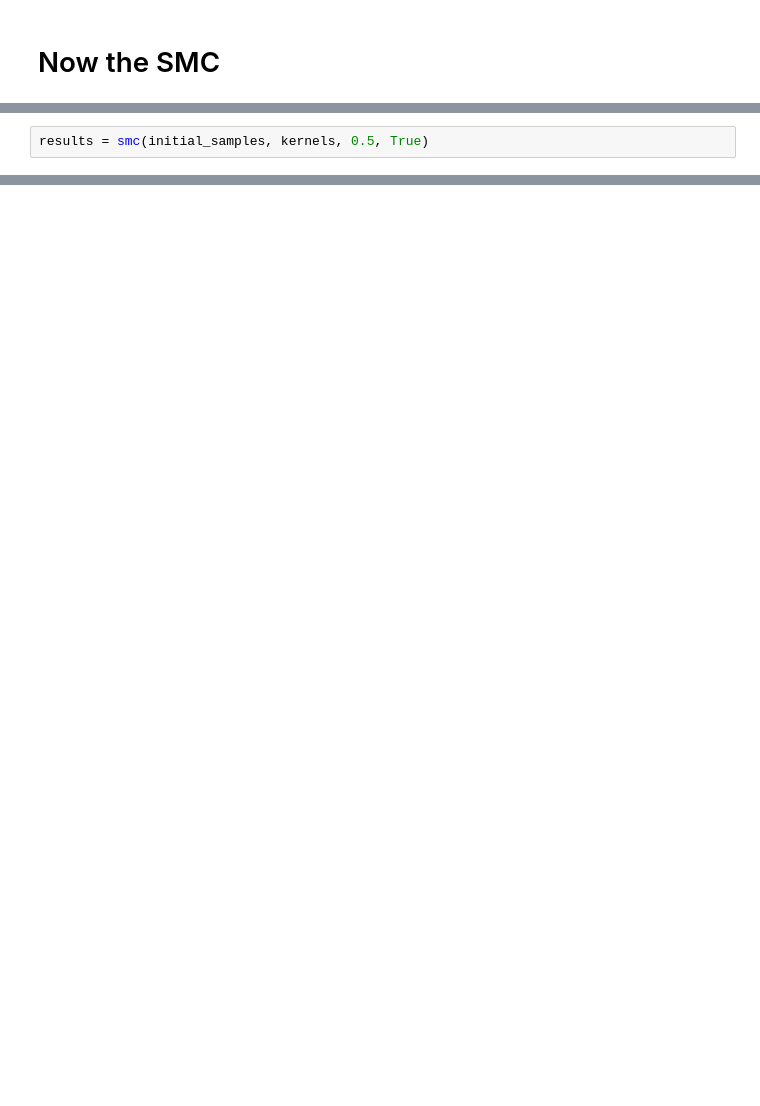
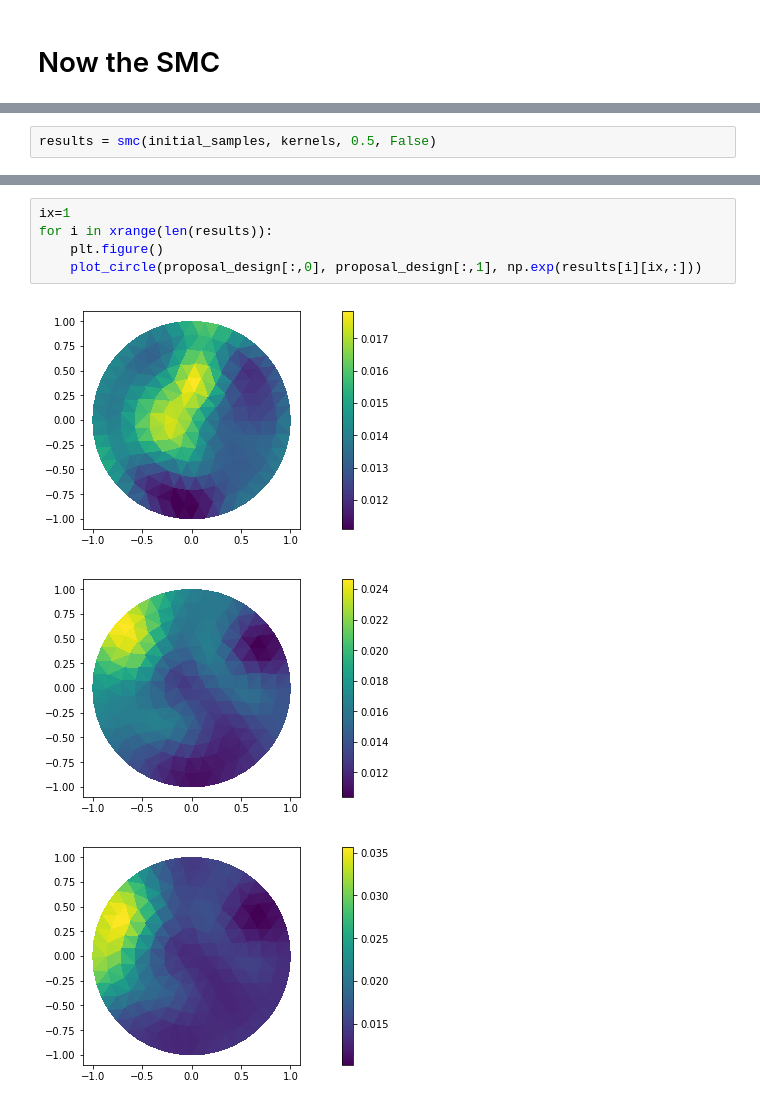
Before and after one commit to jcockayne/hydrocyclone_code, a Jupyter notebook: notebooks/Hydrocyclone_Static_EIT.ipynb, the cells around one changed output, grey strips where cells are left out. Drawn from its saved outputs; the diff is of its cells as text; blank space fills up the shorter version.

```diff
--- a/notebooks/Hydrocyclone_Static_EIT.ipynb
+++ b/notebooks/Hydrocyclone_Static_EIT.ipynb
@@ -345,3 +422,3 @@ print len(kernels)
 # %%
-results = smc(initial_samples, kernels, 0.5, True)
+results = smc(initial_samples, kernels, 0.5, False)
 # %% [output]
@@ -364,0 +444,9 @@ Done, it took 19.15s
+# %%
+ix=1
+for i in xrange(len(results)):
+    plt.figure()
+    plot_circle(proposal_design[:,0], proposal_design[:,1], np.exp(results[i][ix,:]))
+# %% [output]
+[figure, added]
+[figure, added]
+[figure, added]
```
Also changed, not shown: parts of 23 cells of this notebook, 4 other files.
